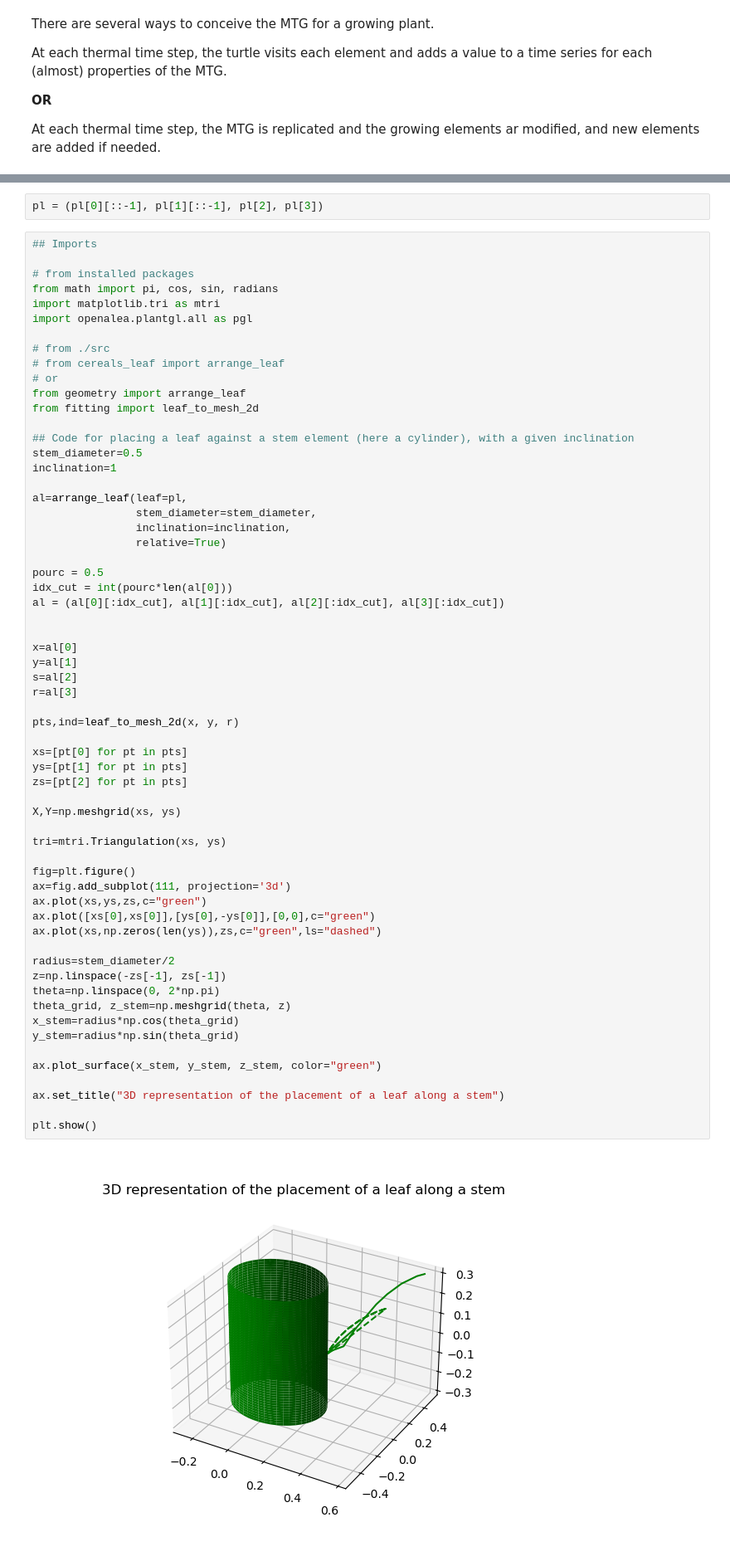
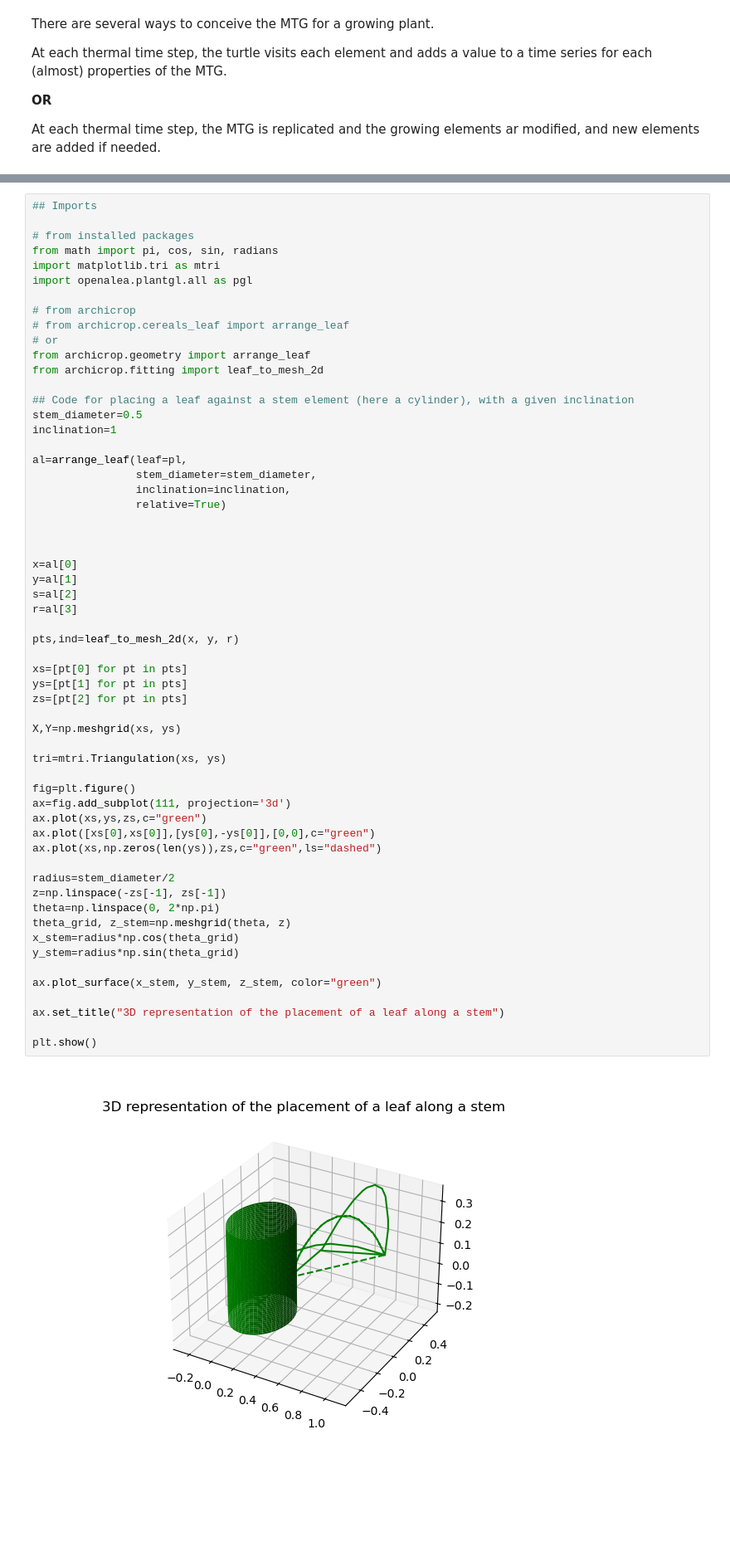
Before and after one commit to orianebro/ArchiCrop, a Jupyter notebook: dynamic_model.ipynb, the cells around one changed output, grey strips where cells are left out. Shown at 83% size. Drawn from its saved outputs; the diff is of its cells as text; blank space fills up the shorter version.

Commit message:
images added

```diff
--- a/dynamic_model.ipynb
+++ b/dynamic_model.ipynb
@@ -135,8 +135,6 @@ pl
  array([0.738203  , 0.91365864, 0.96981854, 1.00337648, 0.99197869,
         0.97093695, 0.90233574, 0.77807322, 0.64551957, 0.3668271 ,
         0.26649993, 0.        ]))
-# %%
-pl = (pl[0][::-1], pl[1][::-1], pl[2], pl[3])
 # %%
 ## Imports
 
@@ -145,11 +143,11 @@ from math import pi, cos, sin, radians
 import matplotlib.tri as mtri
 import openalea.plantgl.all as pgl
 
-# from ./src
-# from cereals_leaf import arrange_leaf
+# from archicrop
+# from archicrop.cereals_leaf import arrange_leaf
 # or
-from geometry import arrange_leaf
-from fitting import leaf_to_mesh_2d
+from archicrop.geometry import arrange_leaf
+from archicrop.fitting import leaf_to_mesh_2d
 
 ## Code for placing a leaf against a stem element (here a cylinder), with a given inclination
 stem_diameter=0.5
@@ -160,9 +158,6 @@ al=arrange_leaf(leaf=pl,
                 inclination=inclination,
                 relative=True)
 
-pourc = 0.5
-idx_cut = int(pourc*len(al[0]))
-al = (al[0][:idx_cut], al[1][:idx_cut], al[2][:idx_cut], al[3][:idx_cut])
 
 
 x=al[0]
@@ -172,31 +167,31 @@ r=al[3]
 
 pts,ind=leaf_to_mesh_2d(x, y, r)
 
 xs=[pt[0] for pt in pts]
 ys=[pt[1] for pt in pts]
 zs=[pt[2] for pt in pts]
 
 X,Y=np.meshgrid(xs, ys)
 
 tri=mtri.Triangulation(xs, ys)
 
 fig=plt.figure()
 ax=fig.add_subplot(111, projection='3d')
 ax.plot(xs,ys,zs,c="green")
 ax.plot([xs[0],xs[0]],[ys[0],-ys[0]],[0,0],c="green")
 ax.plot(xs,np.zeros(len(ys)),zs,c="green",ls="dashed")
 
 radius=stem_diameter/2
 z=np.linspace(-zs[-1], zs[-1])
 theta=np.linspace(0, 2*np.pi)
 theta_grid, z_stem=np.meshgrid(theta, z)
 x_stem=radius*np.cos(theta_grid)
 y_stem=radius*np.sin(theta_grid)
 
 ax.plot_surface(x_stem, y_stem, z_stem, color="green")
 
 ax.set_title("3D representation of the placement of a leaf along a stem")
 
 plt.show()
 # %% [output]
-[figure, old version]
+[figure, new version]
```
Also changed, not shown: parts of 6 cells of this notebook, 36 other files.
